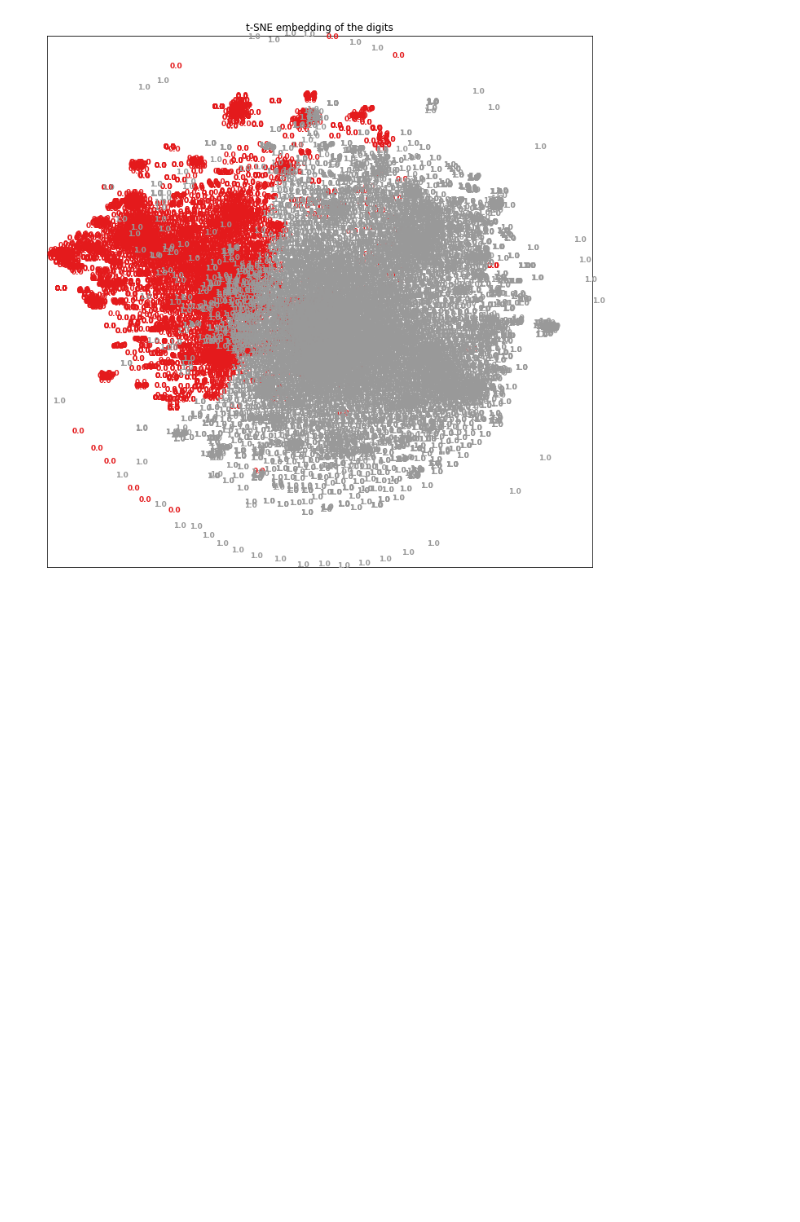
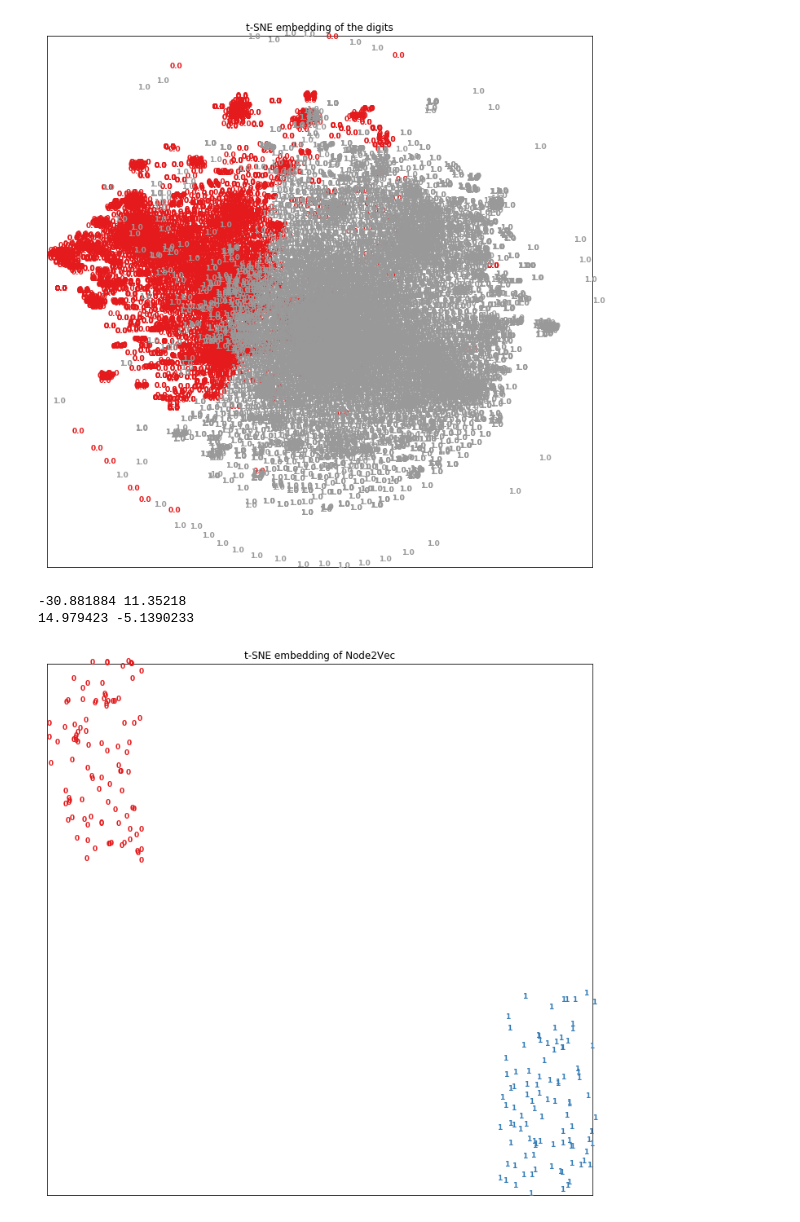
Before and after one commit to AgFeather/CodeCompletion, a Jupyter notebook: data_statistic.ipynb, the cells around one changed output. Cells and saved outputs as stored; diff of their text form; code cells hidden in the pictures; blank space fills up the shorter version.

```diff
--- a/data_statistic.ipynb
+++ b/data_statistic.ipynb
@@ -268,6 +296,33 @@ result = fit_main(data, label)
 plot_main(result, label)
 # %% [output]
 [figure]
+# %%
+def normalization(data, bias=5, num=100):
+    average_x, average_y = np.average(data, axis=0)
+    print(average_x, average_y)
+    normal_data = []
+    for x, y in data:
+        if abs(x - average_x) <= bias and abs(y - average_y) <= bias:
+            normal_data.append((x, y))
+        if len(normal_data) == num:
+            break
+    return np.array(normal_data)
+# %%
+string_result = normalization(result[:4662])
+property_result = normalization(result[4662:])
+# %% [output]
+-30.881884 11.35218
+14.979423 -5.1390233
+# %%
+string_label = np.ones(string_result.shape[0], dtype=np.int16) * 0
+property_label = np.ones(property_result.shape[0], dtype=np.int16) * 1
+# %%
+normal_result = np.vstack((string_result, property_result))
+normal_label = np.concatenate((string_label, property_label))
+# %%
+plot_main(normal_result, normal_label)
+# %% [output]
+[figure, added]
 # %%
 terminal_cc = Counter()
 def rename_variable(ast):
```
Also changed, not shown: parts of 10 cells of this notebook, 1 other file.
